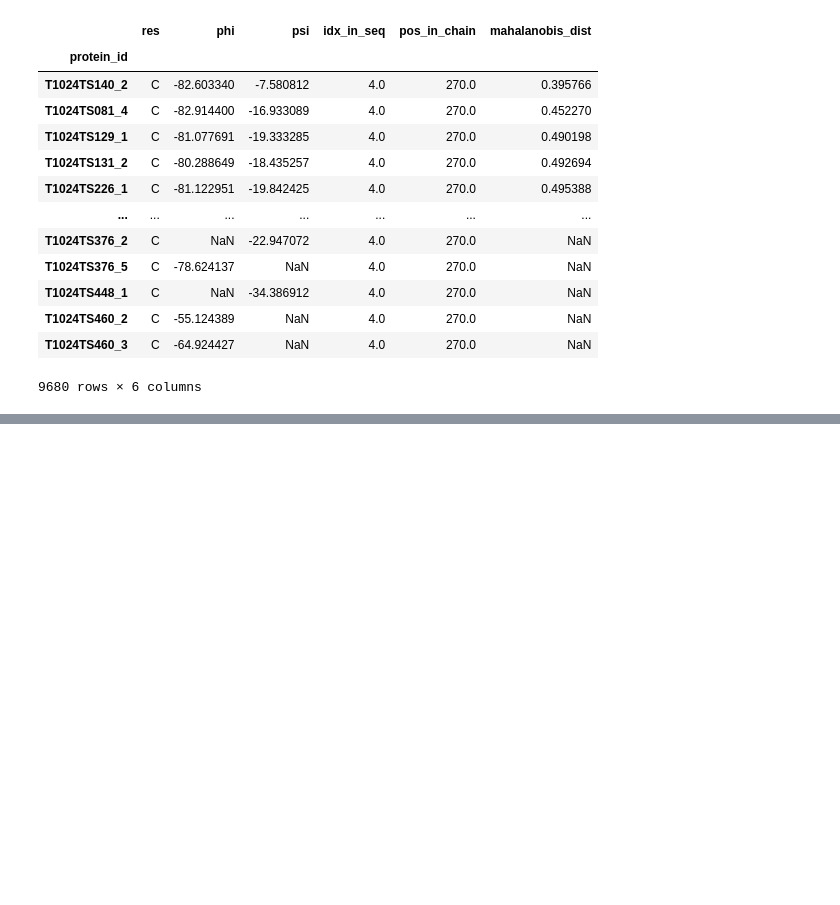
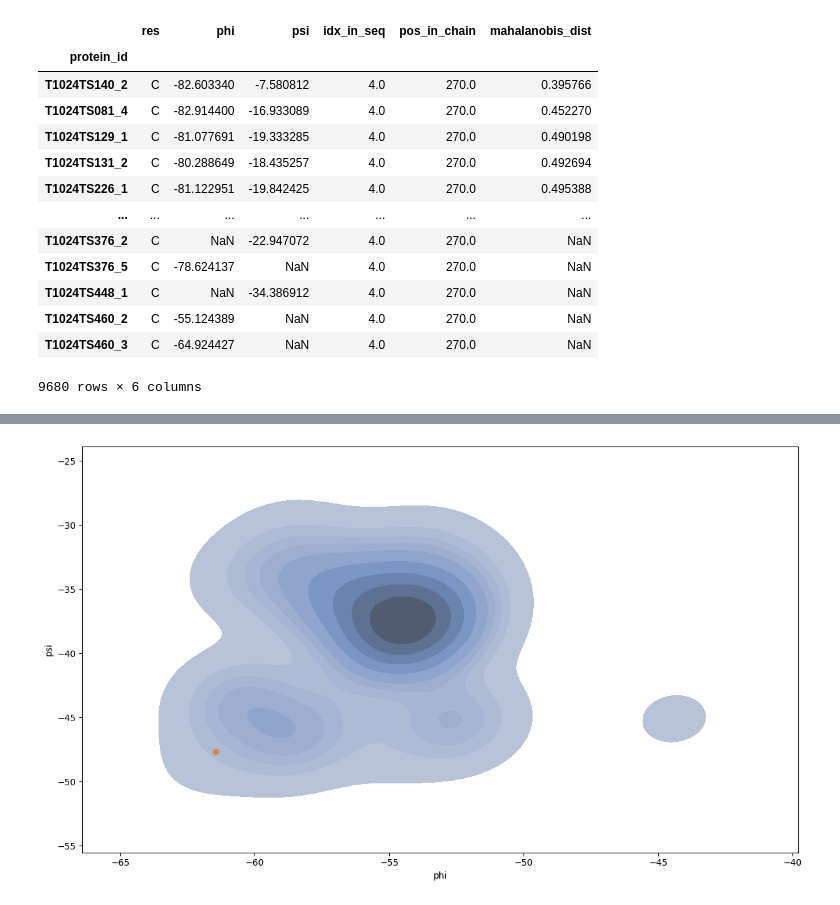
Before and after one commit to Musa-Azeem/protein-dihedral-visualization, a Jupyter notebook: casp.ipynb, the cells around one changed output, grey strips where cells are left out. Drawn from its saved outputs; the diff is of its cells as text; code cells hidden in the pictures; blank space fills up the shorter version.

```diff
--- a/casp.ipynb
+++ b/casp.ipynb
@@ -402,0 +438,34 @@ phi_psi_predictions.groupby(['res', 'protein_id'], as_index=False).mean(numeric_
+# %%
+import seaborn as sns
+import matplotlib.pyplot as plt
+import matplotlib.patches as mpatches
+
+fig, axes = plt.subplots(figsize=(12,7))
+
+#     ax = axes.flatten()[i]
+#     # alphafold: T1024TS427_1
+#     phi_psi_alpha = phi_psi_predictions[(phi_psi_predictions.res == key) & (phi_psi_predictions.protein_id == 'T1024TS427_1')]
+#     phi_psi_dist = phi_psi_mined_filtered[phi_psi_mined_filtered.res == key]
+#     sns.kdeplot(data=phi_psi_dist, x='phi', y='psi', ax=ax, fill=True, color='#7490c0', legend=True)
+#     sns.kdeplot(data=phi_psi_alpha, x='phi', y='psi', ax=ax, fill=False, zorder=10, color='#dd8452', legend=True)
+
+#     ax.set_title(f'Residue {key}')
+#     ax.set_xticks(ax.get_xticks()[::2])
+#     ax.set_yticks(ax.get_yticks()[::2])
+#     ax.set_xlabel('phi' if i > 1 else '')
+#     ax.set_ylabel('psi' if i % 2 == 0 else '')
+
+seq = phi_psi_mined_by_window.seq.unique()[1]
+phi_psi_dist = phi_psi_mined_by_window[phi_psi_mined_by_window.seq == seq]
+phi_psi_alpha = phi_psi_predictions_by_window[(phi_psi_predictions_by_window.protein_id == 'T1024TS427_1') & (phi_psi_predictions_by_window.seq == seq)]
+sns.kdeplot(data=phi_psi_dist, x='phi', y='psi', ax=axes, fill=True, color='#7490c0', legend=True)
+plt.plot(phi_psi_alpha.phi, phi_psi_alpha.psi, 'o', color='#dd8452', label='Prediction')
+
+# # legend on bottom middle
+# patch1 = mpatches.Patch(color='#7490c0', label='Query (PDBMine)')
+# patch2 = mpatches.Patch(color='#dd8452', label='X-ray (PDB)')
+# fig.legend(handles=[patch1, patch2], loc='lower center', ncol=2)
+# fig.suptitle(f'Distribution of phi, psi angles for the residues in {protein_id_pdb}')
+plt.tight_layout()
+# %% [output]
+[figure, added]
```
Also changed, not shown: parts of 19 cells of this notebook, 11 other files.
